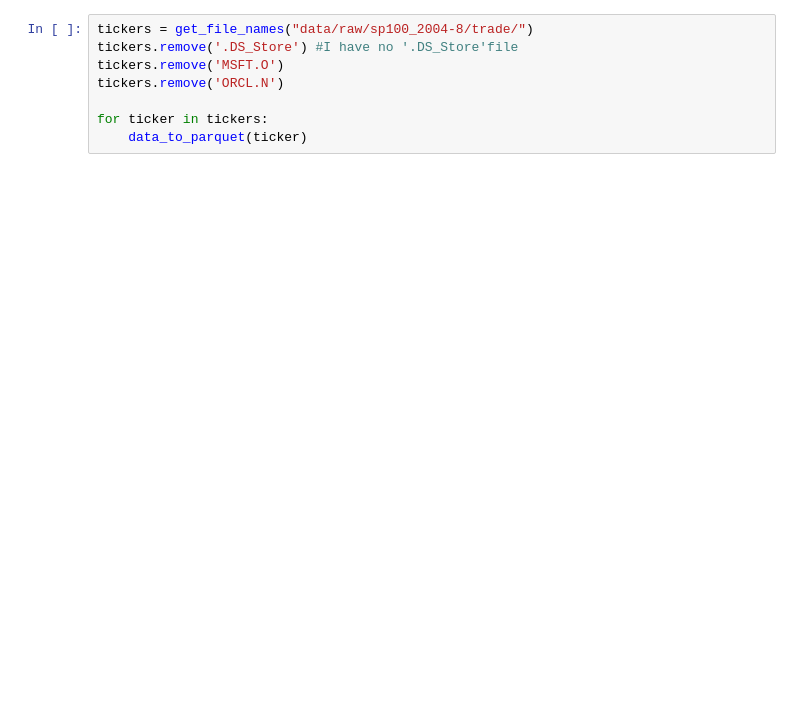
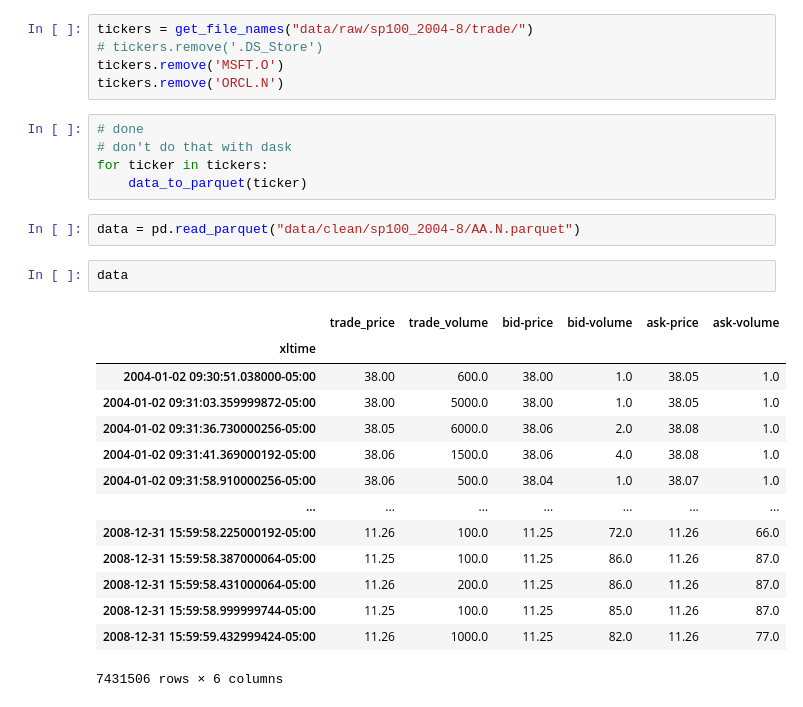
Before and after one commit to CaterinaLaCava/Implementation-of-volatility-based-strategies, a Jupyter notebook: data_processing_test.ipynb, the cells around one changed output. Drawn from its saved outputs; the diff is of its cells as text; blank space fills up the shorter version.

```diff
--- a/data_processing_test.ipynb
+++ b/data_processing_test.ipynb
@@ -193,8 +35,29 @@ def data_to_parquet(ticker):
 # %%
 tickers = get_file_names("data/raw/sp100_2004-8/trade/")
-tickers.remove('.DS_Store') #I have no '.DS_Store'file
+# tickers.remove('.DS_Store')
 tickers.remove('MSFT.O')
 tickers.remove('ORCL.N')
-
-for ticker in tickers:
-    data_to_parquet(ticker)
+# %%
+# done
+# don't do that with dask
+for ticker in tickers:
+    data_to_parquet(ticker)
+# %%
+data = pd.read_parquet("data/clean/sp100_2004-8/AA.N.parquet")
+# %%
+data
+# %% [output]
+|  | trade_price | trade_volume | bid-price | bid-volume | ask-price | ask-volume |
+| xltime |  |  |  |  |  |  |
+| 2004-01-02 09:30:51.038000-05:00 | 38.00 | 600.0 | 38.00 | 1.0 | 38.05 | 1.0 |
+| 2004-01-02 09:31:03.359999872-05:00 | 38.00 | 5000.0 | 38.00 | 1.0 | 38.05 | 1.0 |
+| 2004-01-02 09:31:36.730000256-05:00 | 38.05 | 6000.0 | 38.06 | 2.0 | 38.08 | 1.0 |
+| 2004-01-02 09:31:41.369000192-05:00 | 38.06 | 1500.0 | 38.06 | 4.0 | 38.08 | 1.0 |
+| 2004-01-02 09:31:58.910000256-05:00 | 38.06 | 500.0 | 38.04 | 1.0 | 38.07 | 1.0 |
+| ... | ... | ... | ... | ... | ... | ... |
+| 2008-12-31 15:59:58.225000192-05:00 | 11.26 | 100.0 | 11.25 | 72.0 | 11.26 | 66.0 |
+| 2008-12-31 15:59:58.387000064-05:00 | 11.25 | 100.0 | 11.25 | 86.0 | 11.26 | 87.0 |
+| 2008-12-31 15:59:58.431000064-05:00 | 11.26 | 200.0 | 11.25 | 86.0 | 11.26 | 87.0 |
+| 2008-12-31 15:59:58.999999744-05:00 | 11.25 | 100.0 | 11.25 | 85.0 | 11.26 | 87.0 |
+| 2008-12-31 15:59:59.432999424-05:00 | 11.26 | 1000.0 | 11.25 | 82.0 | 11.26 | 77.0 |
+7431506 rows × 6 columns
```
Also changed, not shown: parts of 26 cells of this notebook, 1 other file.
